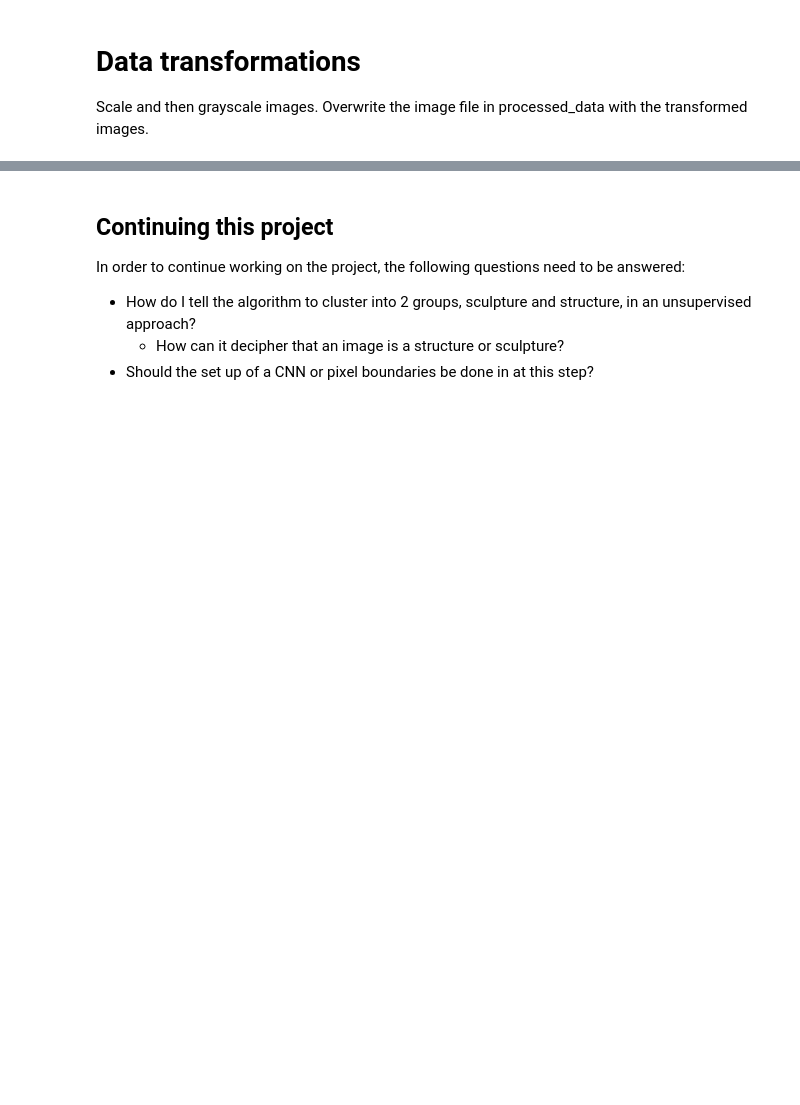
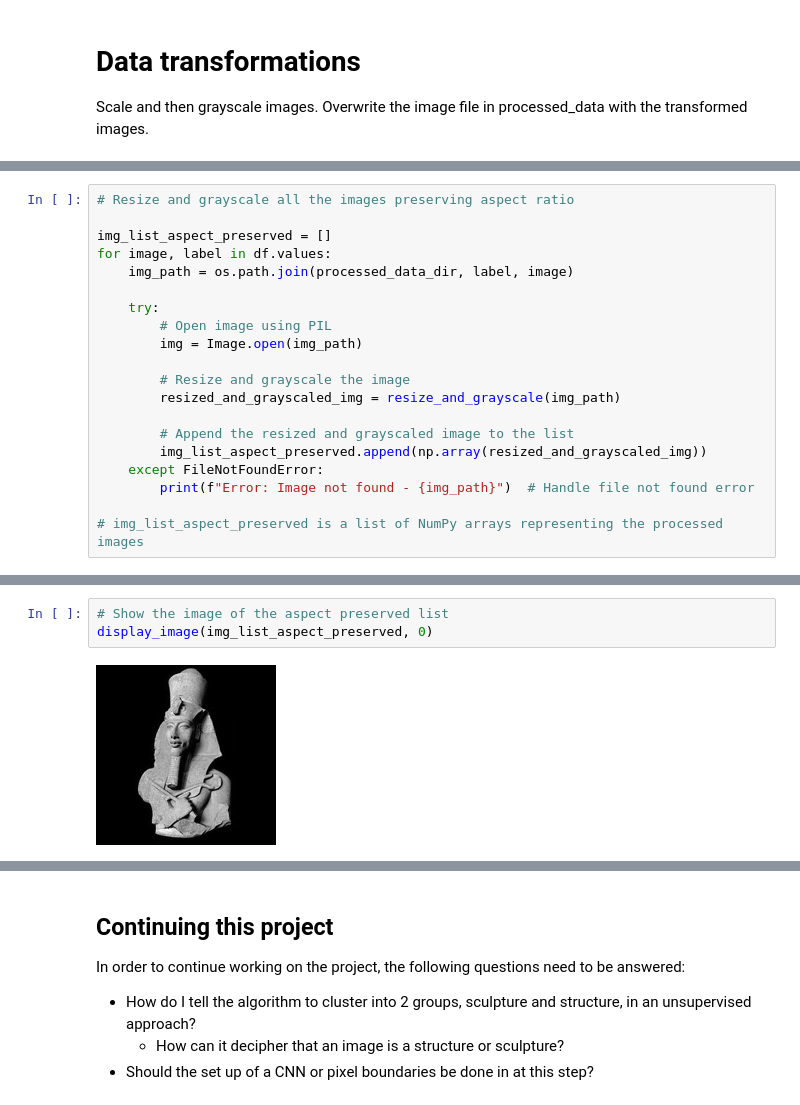
Before and after one commit to jsan712/Machine-Learning-Final-Project, a Jupyter notebook: ancient_egyptian_classification.ipynb, the cells around one changed output, grey strips where cells are left out. Saved outputs shown, nothing was run; the diff lists cells and outputs as text; blank space fills up the shorter version.

```diff
--- a/ancient_egyptian_classification.ipynb
+++ b/ancient_egyptian_classification.ipynb
@@ -231,0 +216,20 @@ Name: label, dtype: object
+# %%
+# Resize and grayscale all the images preserving aspect ratio
+
+img_list_aspect_preserved = []
+for image, label in df.values:
+    img_path = os.path.join(processed_data_dir, label, image)
+
+    try:
+        # Open image using PIL
+        img = Image.open(img_path)
+
+        # Resize and grayscale the image
+        resized_and_grayscaled_img = resize_and_grayscale(img_path)
+
+        # Append the resized and grayscaled image to the list
+        img_list_aspect_preserved.append(np.array(resized_and_grayscaled_img))
+    except FileNotFoundError:
+        print(f"Error: Image not found - {img_path}")  # Handle file not found error
+
+# img_list_aspect_preserved is a list of NumPy arrays representing the processed images
@@ -231,0 +264,5 @@ Name: label, dtype: object
+# %%
+# Show the image of the aspect preserved list
+display_image(img_list_aspect_preserved, 0)
+# %% [output]
+[figure, added]
```
Also changed, not shown: parts of 32 cells of this notebook.
